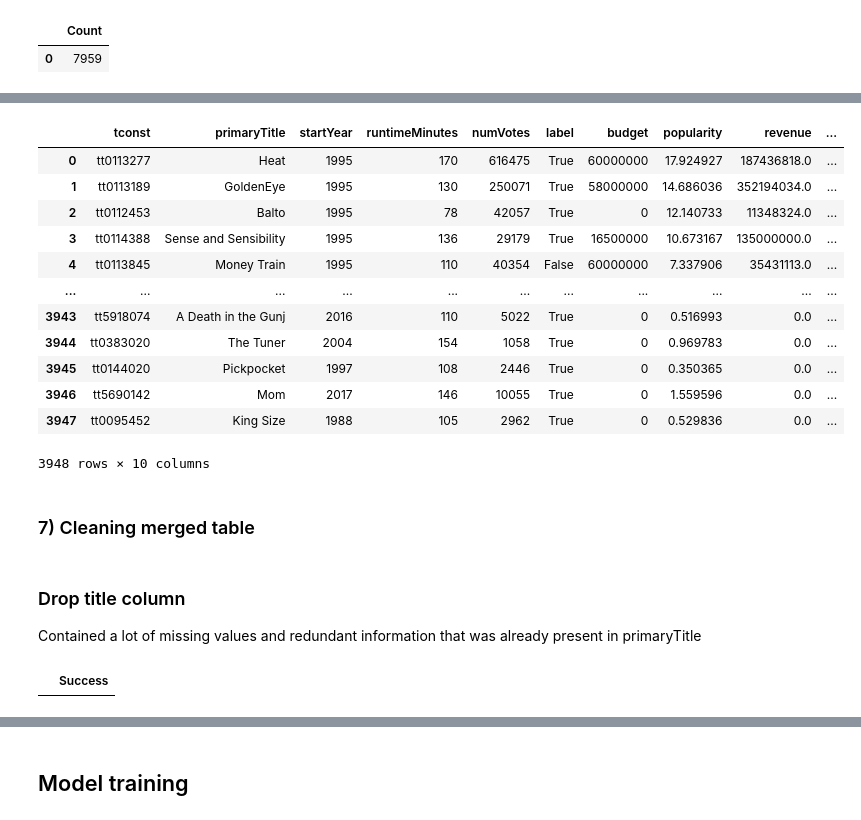
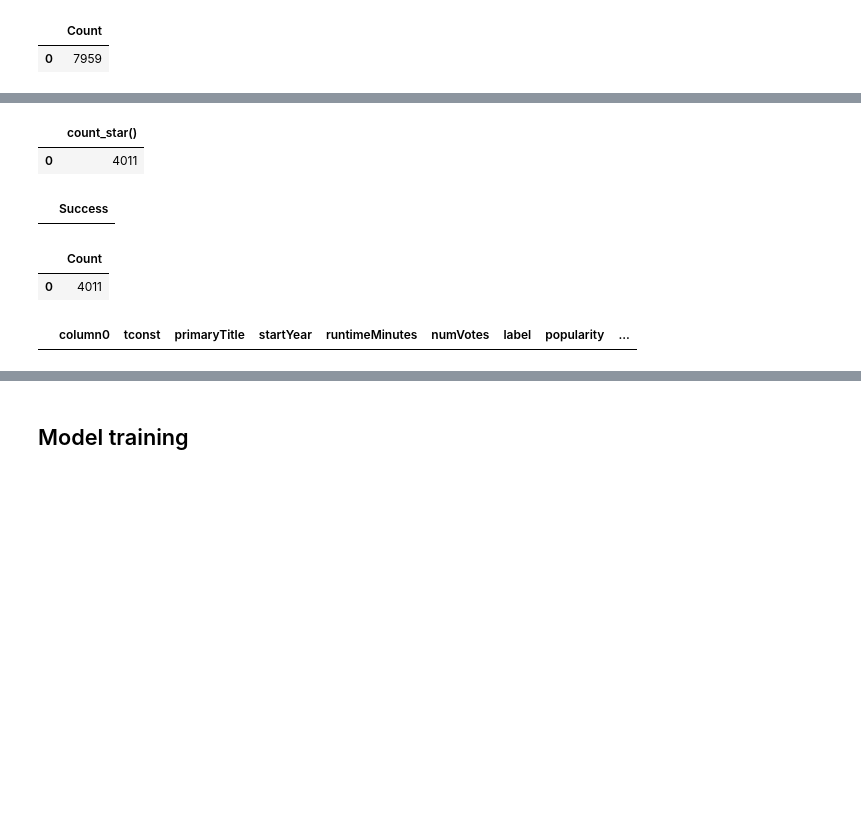
Before and after one commit to Rohan-Deshamudre/big-data-course-2022-projects, a Jupyter notebook: imdb/IMDB-Revisited.ipynb, the cells around one changed output, grey strips where cells are left out. Saved outputs shown, nothing was run; the diff lists cells and outputs as text; code cells hidden in the pictures; blank space fills up the shorter version.

Commit message:
Made start on supervised learning part

```diff
--- a/imdb/IMDB-Revisited.ipynb
+++ b/imdb/IMDB-Revisited.ipynb
@@ -449,0 +483,7 @@ drop_columns_merged('merged_training_set')
+# %%
+con.execute('''
+    SELECT COUNT(*) FROM merged_training_set WHERE popularity IS NULL
+''').fetchdf()
+# %% [output]
+|  | count_star() |
+| 0 | 4011 |
@@ -450,22 +509,13 @@ drop_columns_merged('merged_training_set')
+# %%
+execute(convert_popularity('merged_training_set'))
+# %% [output]
+|  | Success |
+# %%
+execute(calculate_missing_popularity('merged_training_set'))
+# %% [output]
+|  | Count |
+| 0 | 4011 |
 # %%
-con.execute('''SELECT * FROM merged_training_set WHERE budget IS NOT NULL''').fetchdf()
+con.execute('''SELECT * FROM merged_training_set WHERE popularity IS NULL''').fetchdf()
 # %% [output]
-|  | tconst | primaryTitle | startYear | runtimeMinutes | numVotes | label | budget | popularity | revenue | ... |
-| 0 | tt0113277 | Heat | 1995 | 170 | 616475 | True | 60000000 | 17.924927 | 187436818.0 | ... |
-| 1 | tt0113189 | GoldenEye | 1995 | 130 | 250071 | True | 58000000 | 14.686036 | 352194034.0 | ... |
-| 2 | tt0112453 | Balto | 1995 | 78 | 42057 | True | 0 | 12.140733 | 11348324.0 | ... |
-| 3 | tt0114388 | Sense and Sensibility | 1995 | 136 | 29179 | True | 16500000 | 10.673167 | 135000000.0 | ... |
-| 4 | tt0113845 | Money Train | 1995 | 110 | 40354 | False | 60000000 | 7.337906 | 35431113.0 | ... |
-| ... | ... | ... | ... | ... | ... | ... | ... | ... | ... | ... |
-| 3943 | tt5918074 | A Death in the Gunj | 2016 | 110 | 5022 | True | 0 | 0.516993 | 0.0 | ... |
-| 3944 | tt0383020 | The Tuner | 2004 | 154 | 1058 | True | 0 | 0.969783 | 0.0 | ... |
-| 3945 | tt0144020 | Pickpocket | 1997 | 108 | 2446 | True | 0 | 0.350365 | 0.0 | ... |
-| 3946 | tt5690142 | Mom | 2017 | 146 | 10055 | True | 0 | 1.559596 | 0.0 | ... |
-| 3947 | tt0095452 | King Size | 1988 | 105 | 2962 | True | 0 | 0.529836 | 0.0 | ... |
+|  | column0 | tconst | primaryTitle | startYear | runtimeMinutes | numVotes | label | popularity | ... |
-3948 rows × 10 columns
-# %% [markdown]
-### 7) Cleaning merged table
-# %% [markdown]
-### Drop title column
-
-Contained a lot of missing values and redundant information that was already present in primaryTitle
@@ -479,4 +521,0 @@ def drop_movie_id(input_name):
-# %%
-execute(drop_movie_id('merged_training_set'))
-# %% [output]
-|  | Success |
```
Also changed, not shown: parts of 75 cells of this notebook, 4 other files.
